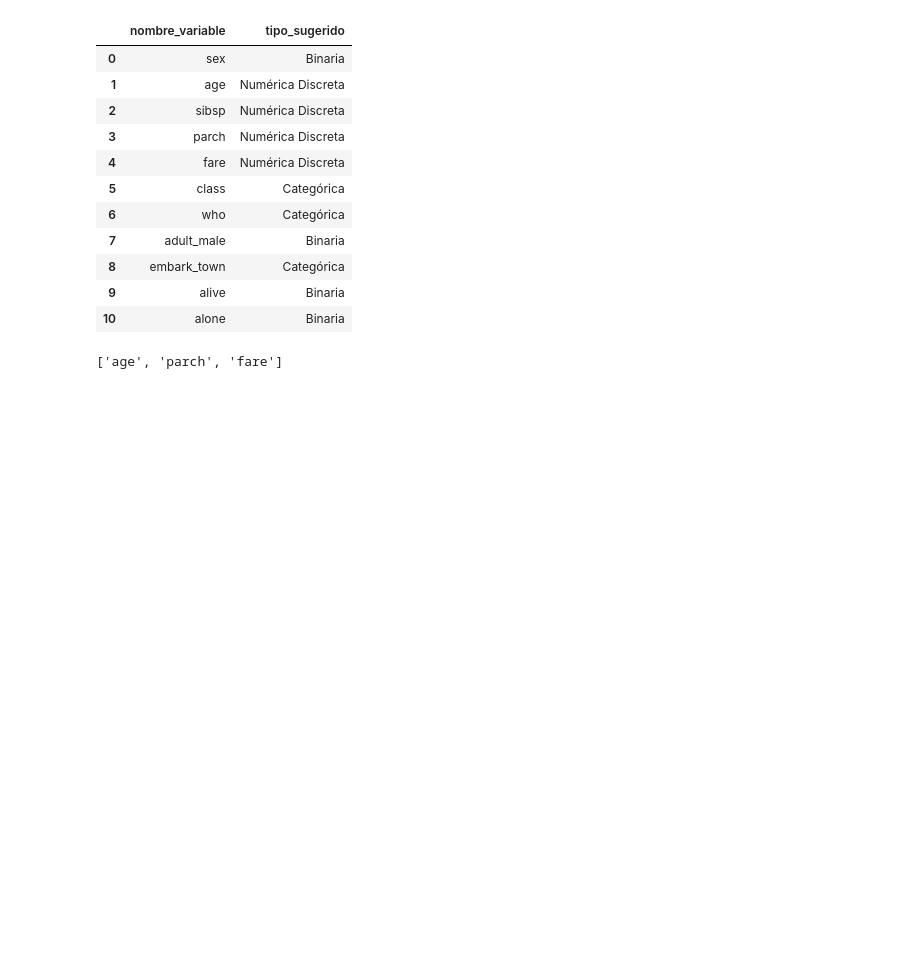
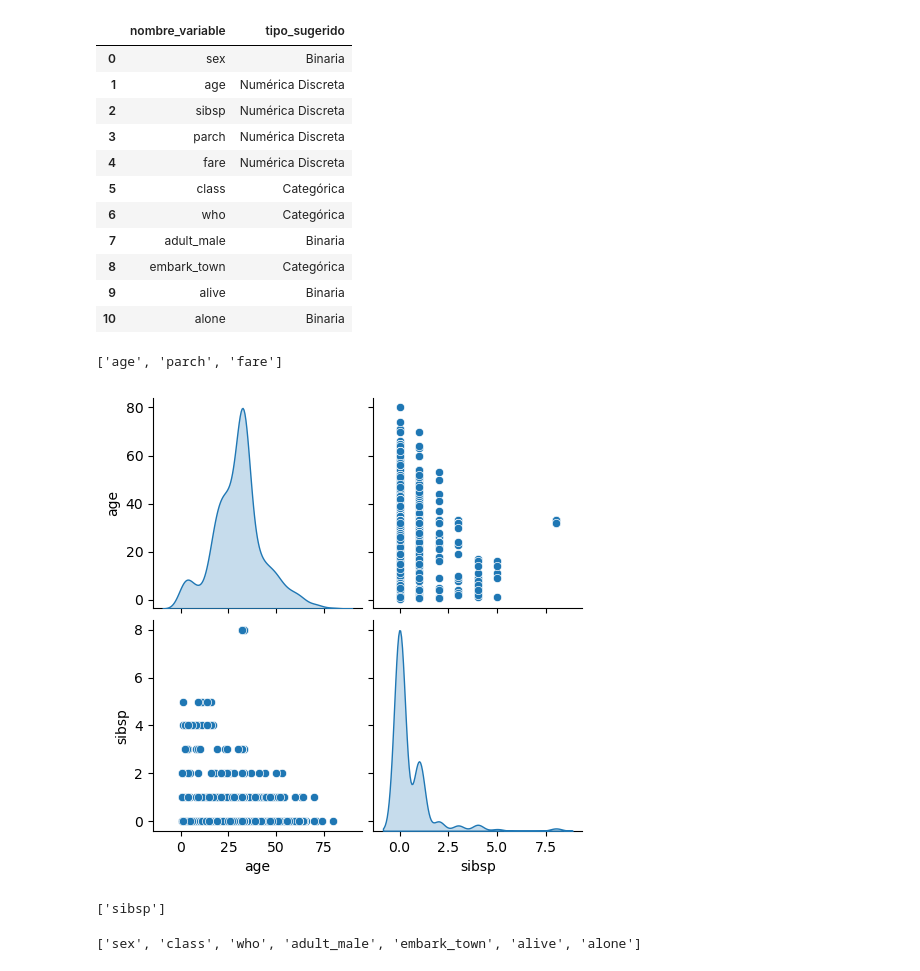
Before and after one commit to Whitee-12/Team_Challenge_ToolBox, a Jupyter notebook: pruebas.ipynb, the cells around one changed output. Saved outputs shown, nothing was run; the diff lists cells and outputs as text; code cells hidden in the pictures; blank space fills up the shorter version.

```diff
--- a/pruebas.ipynb
+++ b/pruebas.ipynb
@@ -54,0 +57,5 @@ selecciona_variables_corr(df, target_col="sibsp", umbral_corr=0.1)
+# %%
+plot_features_num_regression(df, target_col='age', columns=[], umbral_corr=0.2, pvalue=None)
+# %% [output]
+[figure, added]
+['sibsp']
@@ -54,0 +64,4 @@ selecciona_variables_corr(df, target_col="sibsp", umbral_corr=0.1)
+# %%
+get_categorical_relationships_regression(df, target_col='fare', pvalue=0.05)
+# %% [output]
+['sex', 'class', 'who', 'adult_male', 'embark_town', 'alive', 'alone']
```
Also changed, not shown: parts of 4 cells of this notebook, 1 other file.
